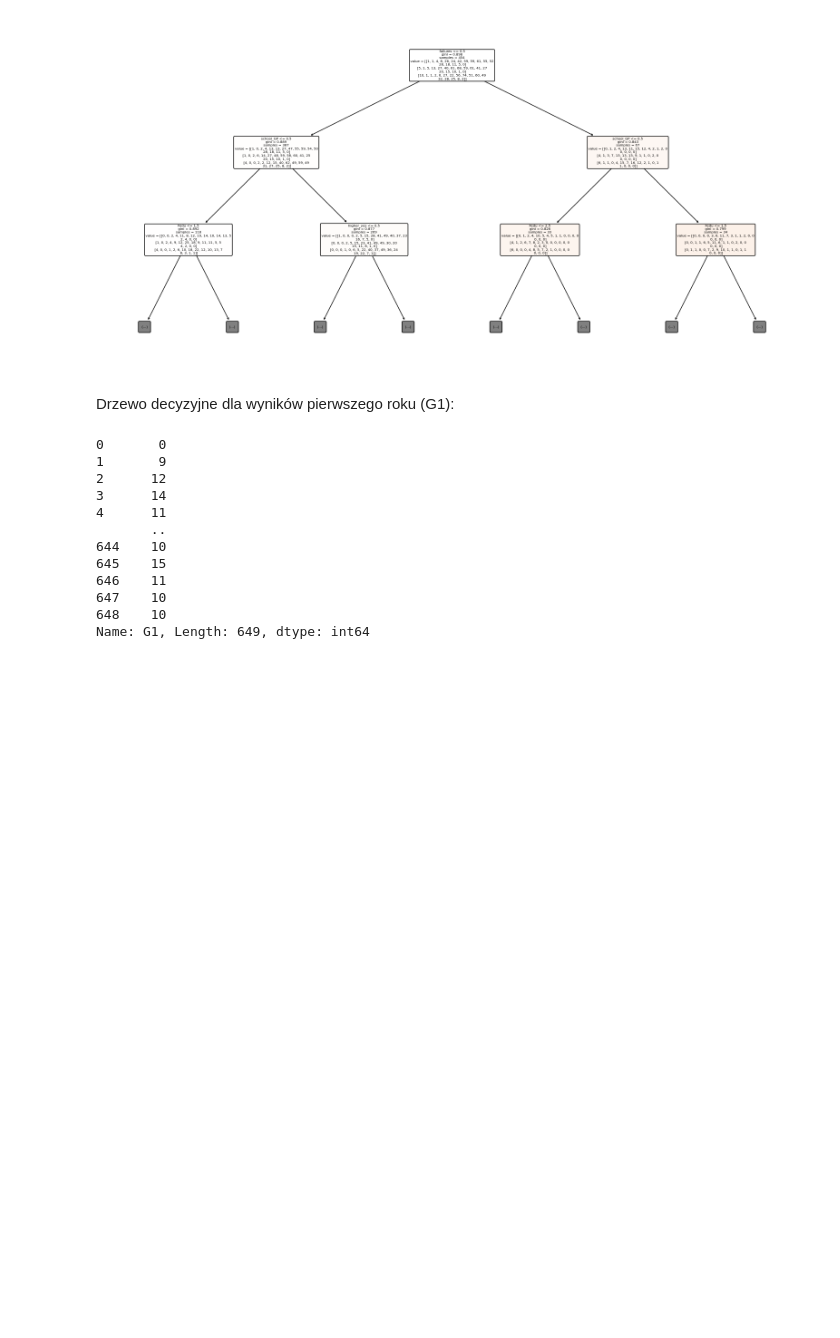
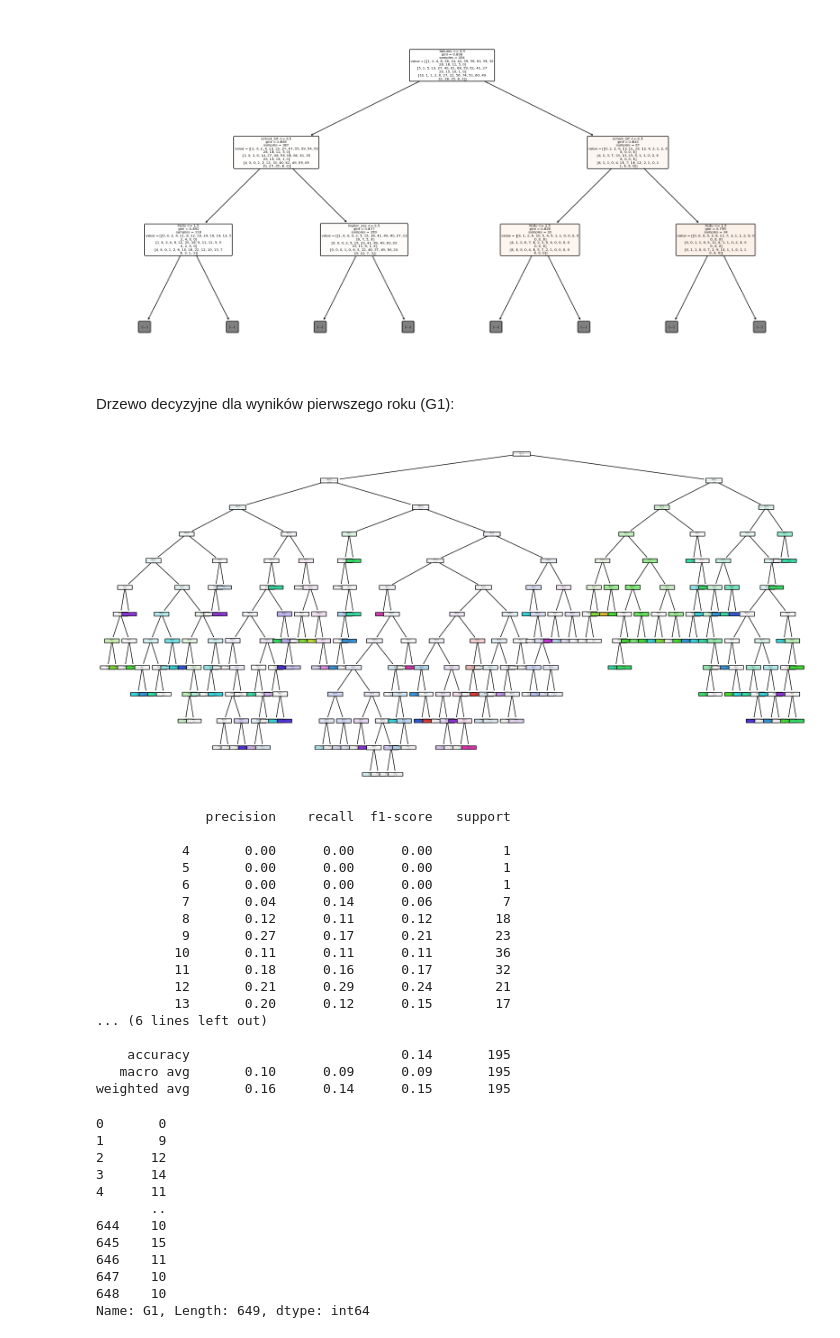
Before and after one commit to gszp1/Data_Analysis, a Jupyter notebook: Projekt.ipynb, the cells around one changed output. Drawn from its saved outputs; the diff is of its cells as text; code cells hidden in the pictures; blank space fills up the shorter version.

```diff
--- a/Projekt.ipynb
+++ b/Projekt.ipynb
@@ -80,17 +82,38 @@ Drzewo decyzyjne dla wyników pierwszego roku (G1):
 # %%
 y_G1 = student_performance.data.targets['G1']
 X_train, X_test, y_train, y_test = train_test_split(important_features, y_G1, test_size=0.3, random_state=49)
 dt_classifier = DecisionTreeClassifier(random_state=random.randint(0,111))
 dt_classifier.fit(X_train, y_train)
 
 plt.figure(figsize=(20,10))
 plot_tree(dt_classifier,
           filled=True,
           rounded=True,
           class_names=True,
           feature_names=X_train.columns,
-          max_depth=2)
+          )
 plt.show()
+target_pred = dt_classifier.predict(X_test)
+print(classification_report(y_test, target_pred))
+# %% [output]
+[figure, added]
+              precision    recall  f1-score   support
+
+           4       0.00      0.00      0.00         1
+           5       0.00      0.00      0.00         1
+           6       0.00      0.00      0.00         1
+           7       0.04      0.14      0.06         7
+           8       0.12      0.11      0.12        18
+           9       0.27      0.17      0.21        23
+          10       0.11      0.11      0.11        36
+          11       0.18      0.16      0.17        32
+          12       0.21      0.29      0.24        21
+          13       0.20      0.12      0.15        17
+... (6 lines left out)
+
+    accuracy                           0.14       195
+   macro avg       0.10      0.09      0.09       195
+weighted avg       0.16      0.14      0.15       195
 # %%
 # %% [output]
 0       0
```
Also changed, not shown: parts of 2 cells of this notebook.
